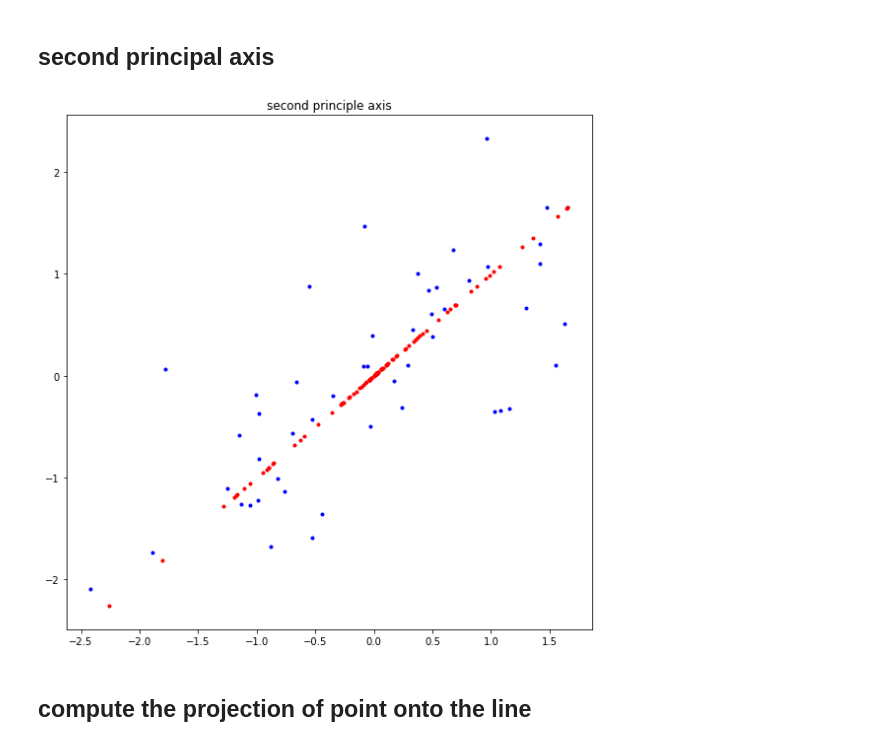
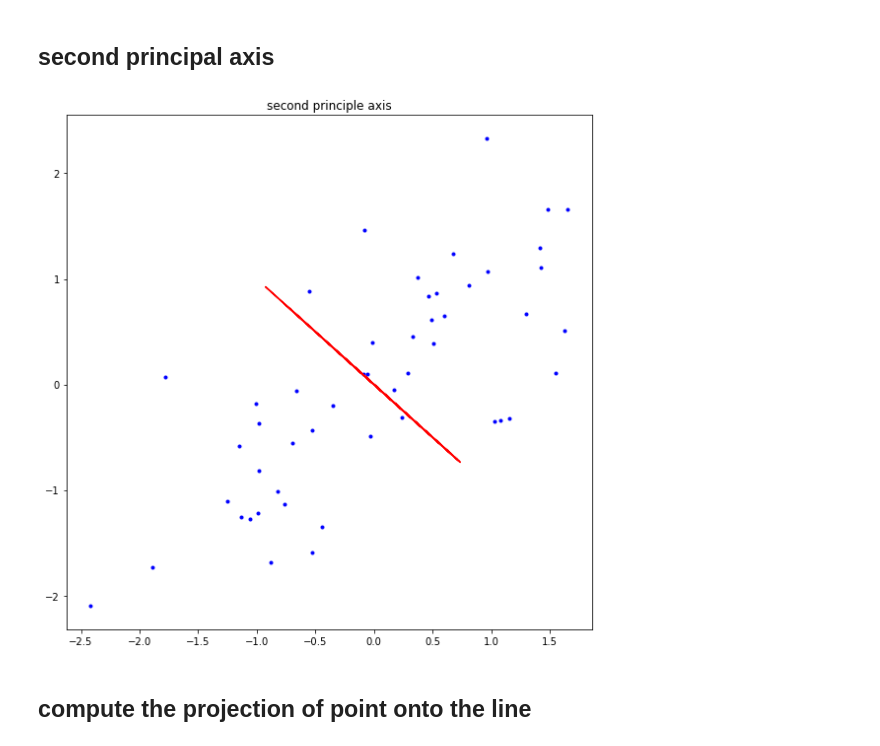
Before and after one commit to DancingGamza/Machine_learning, a Jupyter notebook: assignment_12.ipynb, the cells around one changed output. Drawn from its saved outputs; the diff is of its cells as text; code cells hidden in the pictures.

```diff
--- a/assignment_12.ipynb
+++ b/assignment_12.ipynb
@@ -159,25 +154,23 @@ plt.show()
 # %%
 plt.figure(figsize=(8,8))
 plt.title('second principle axis')
 
 plt.plot(x, y, '.', color = 'blue')
 
-projectedX1 = feature.dot(eigen_vec[1]).reshape(50,1)
+projectedX2 = feature.dot(eigen_vec[:,1]).reshape(50,1)
 
-k = eigen_vec[1].reshape(1,2)
-L = projectedX1.dot(k) + np.mean(feature)
+k = eigen_vec[:,1].reshape(1,2)
+L = projectedX2.dot(k)
+
+plt.plot(L[:,0],L[:,1], '-', color = 'red')
 
 
-for i in range(50):
-    plt.plot(L[i,0],L[i,1], '.', color = 'red')
 
-
-plt.plot(projectedX2, projectedY2, '.', color = 'red')
 
 plt.tight_layout()
 plt.show()
 # %% [output]
-[figure, old version]
+[figure, new version]
 # %% [markdown]
 ## compute the projection of point onto the line
 # %%
```
Also changed, not shown: parts of 3 cells of this notebook.
